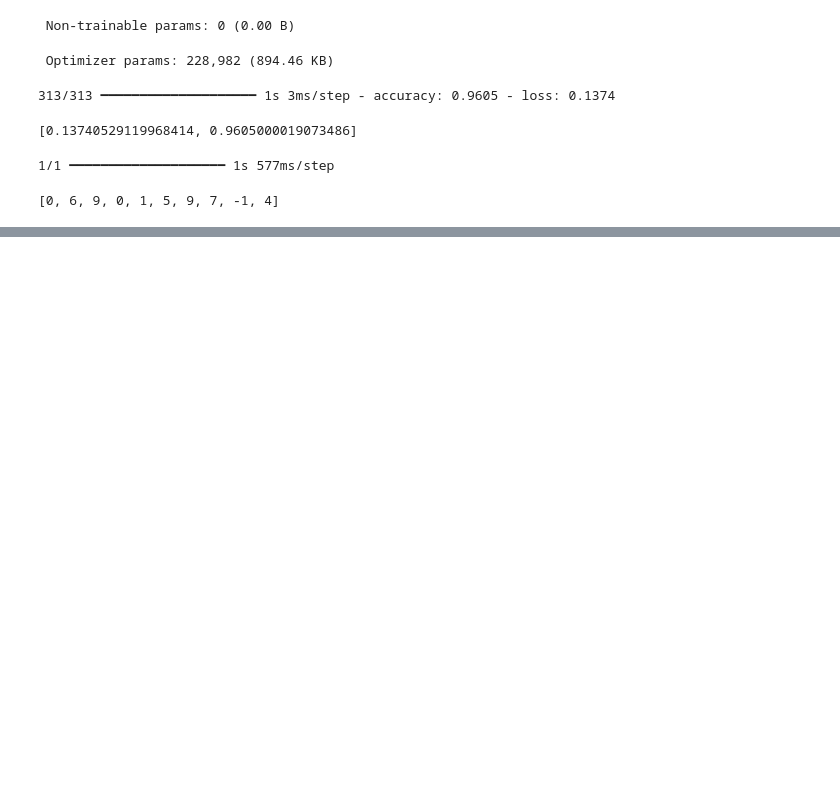
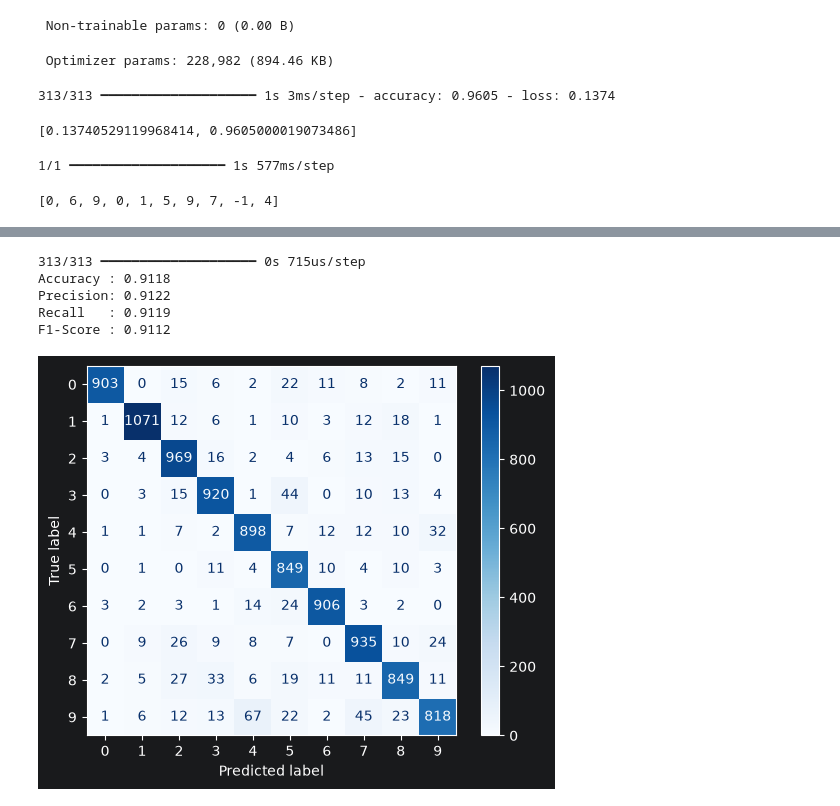
Before and after one commit to bayerth/deep_learning_2026, a Jupyter notebook: notebooks/MNIST-Digits-torch.ipynb, the cells around one changed output, grey strips where cells are left out. Cells and saved outputs as stored; diff of their text form; code cells hidden in the pictures; blank space fills up the shorter version.

```diff
--- a/notebooks/MNIST-Digits-torch.ipynb
+++ b/notebooks/MNIST-Digits-torch.ipynb
@@ -455,0 +562,9 @@ predict(m, X_test[10:20], threshold=0.9)
+# %%
+model_metrics(model, img_noise, y_test)
+# %% [output]
+313/313 ━━━━━━━━━━━━━━━━━━━━ 0s 715us/step
+Accuracy : 0.9118
+Precision: 0.9122
+Recall   : 0.9119
+F1-Score : 0.9112
+[figure, added]
```
Also changed, not shown: parts of 15 cells of this notebook, 1 other file.
